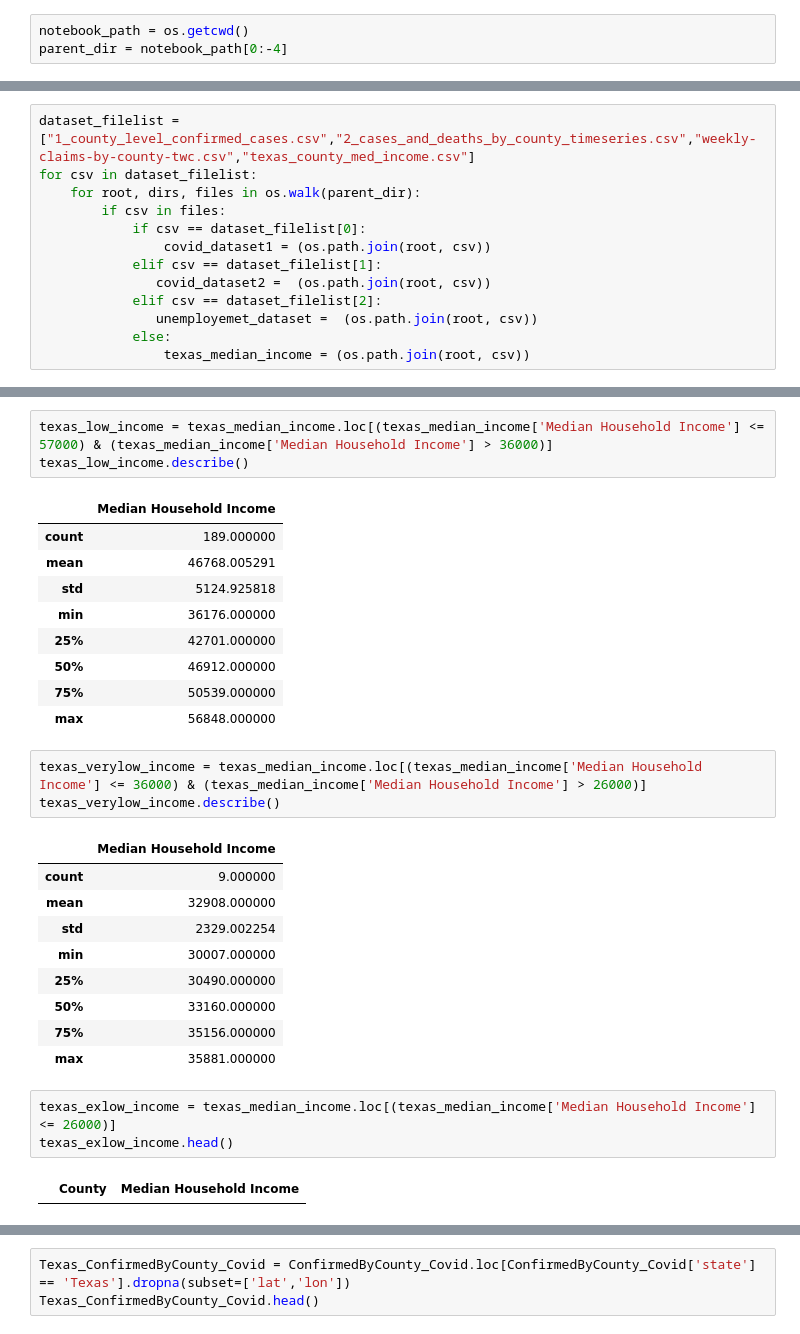
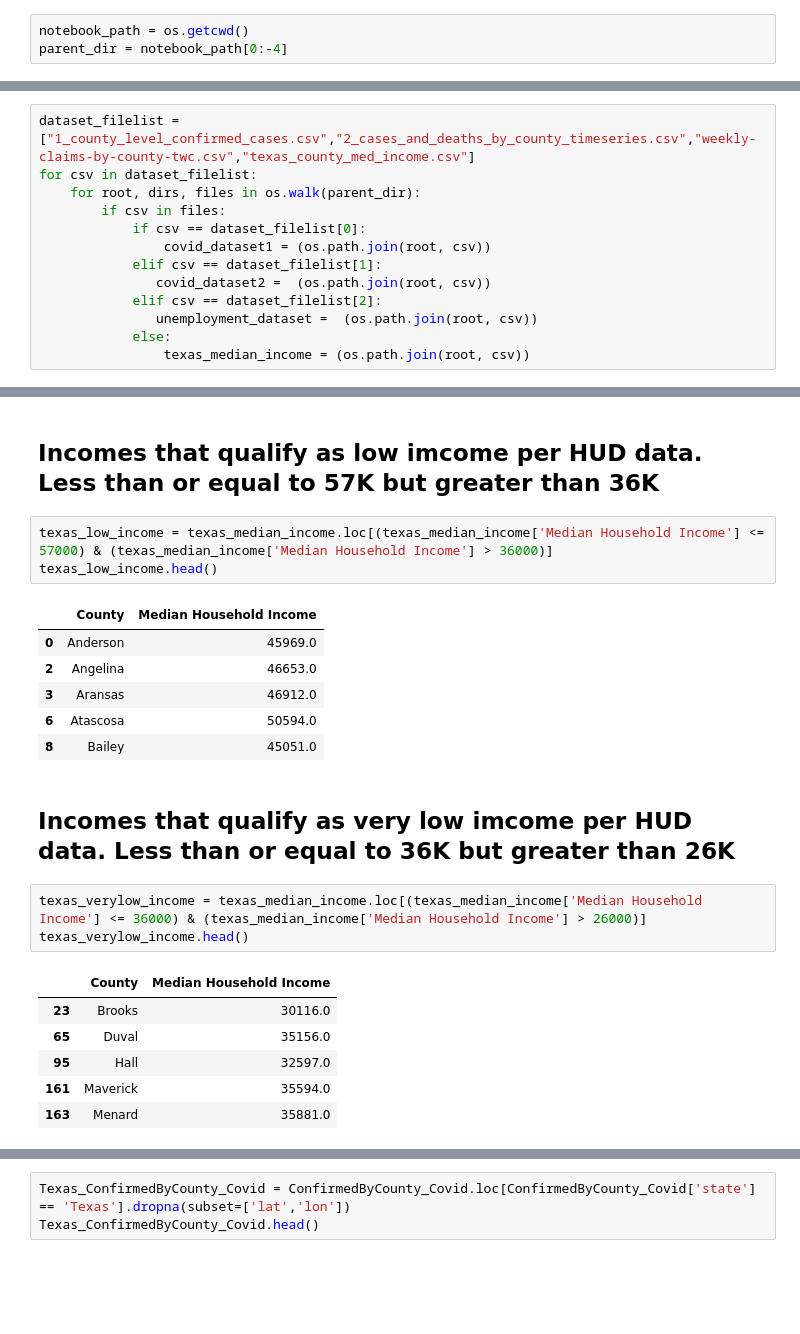
Before and after one commit to inkosi-codes/Covid-19-and-Low-Income-Communities, a Jupyter notebook: src/Covid_and_low_income_communities.ipynb, the cells around one changed output, grey strips where cells are left out. Saved outputs shown, nothing was run; the diff lists cells and outputs as text; blank space fills up the shorter version.

```diff
--- a/src/Covid_and_low_income_communities.ipynb
+++ b/src/Covid_and_low_income_communities.ipynb
@@ -30,6 +36,6 @@ for csv in dataset_filelist:
             elif csv == dataset_filelist[1]:
                covid_dataset2 =  (os.path.join(root, csv))
             elif csv == dataset_filelist[2]:
-               unemployemet_dataset =  (os.path.join(root, csv))
+               unemployment_dataset =  (os.path.join(root, csv))
             else:
                 texas_median_income = (os.path.join(root, csv))
@@ -54,31 +75,24 @@ texas_median_income.describe()
+# %% [markdown]
+## Incomes that qualify as low imcome per HUD data. Less than or equal to 57K but greater than 36K
 # %%
 texas_low_income = texas_median_income.loc[(texas_median_income['Median Household Income'] <= 57000) & (texas_median_income['Median Household Income'] > 36000)]
-texas_low_income.describe()
+texas_low_income.head()
 # %% [output]
-|  | Median Household Income |
-| count | 189.000000 |
-| mean | 46768.005291 |
-| std | 5124.925818 |
-| min | 36176.000000 |
-| 25% | 42701.000000 |
-| 50% | 46912.000000 |
-| 75% | 50539.000000 |
-| max | 56848.000000 |
+|  | County | Median Household Income |
+| 0 | Anderson | 45969.0 |
+| 2 | Angelina | 46653.0 |
+| 3 | Aransas | 46912.0 |
+| 6 | Atascosa | 50594.0 |
+| 8 | Bailey | 45051.0 |
+# %% [markdown]
+## Incomes that qualify as very low imcome per HUD data. Less than or equal to 36K but greater than 26K
 # %%
 texas_verylow_income = texas_median_income.loc[(texas_median_income['Median Household Income'] <= 36000) & (texas_median_income['Median Household Income'] > 26000)]
-texas_verylow_income.describe()
+texas_verylow_income.head()
 # %% [output]
-|  | Median Household Income |
-| count | 9.000000 |
-| mean | 32908.000000 |
-| std | 2329.002254 |
-| min | 30007.000000 |
-| 25% | 30490.000000 |
-| 50% | 33160.000000 |
-| 75% | 35156.000000 |
-| max | 35881.000000 |
+|  | County | Median Household Income |
+| 23 | Brooks | 30116.0 |
+| 65 | Duval | 35156.0 |
+| 95 | Hall | 32597.0 |
+| 161 | Maverick | 35594.0 |
+| 163 | Menard | 35881.0 |
-# %%
-texas_exlow_income = texas_median_income.loc[(texas_median_income['Median Household Income'] <= 26000)]
-texas_exlow_income.head()
-# %% [output]
-|  | County | Median Household Income |
```
Also changed, not shown: parts of 23 cells of this notebook.
